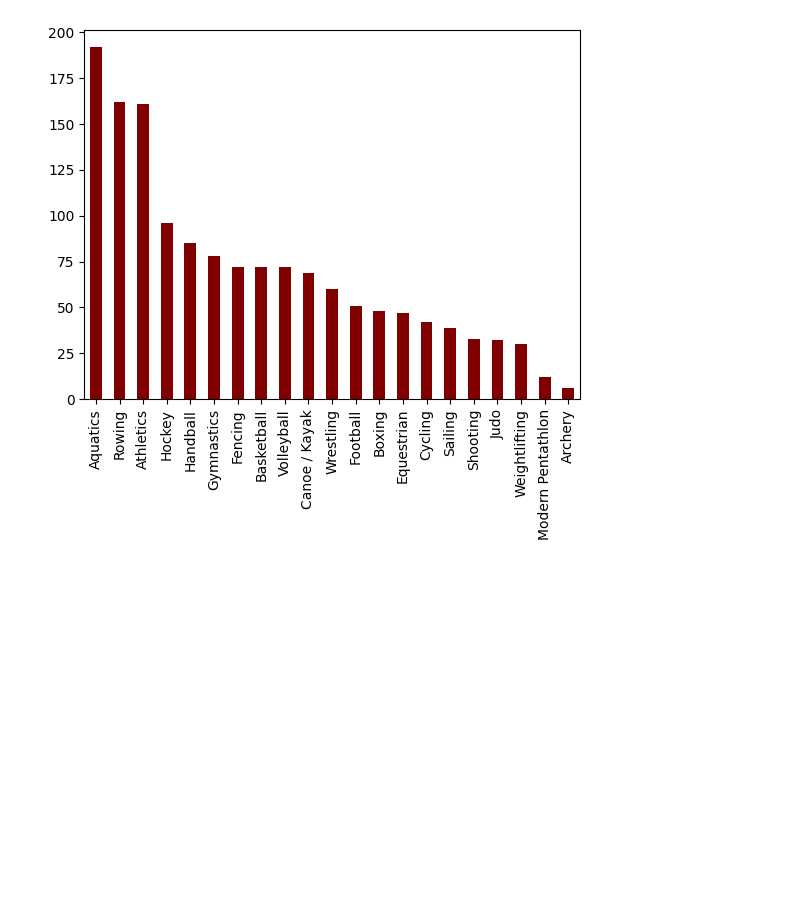
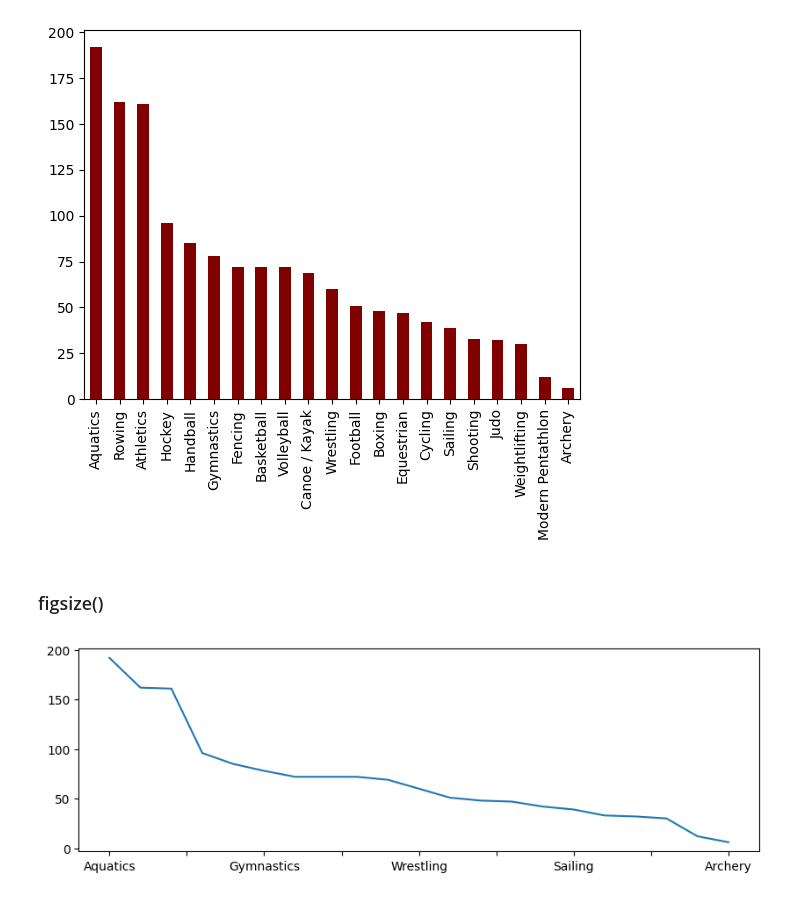
Before and after one commit to dbasdanis/python_practice, a Jupyter notebook: pandas/pandas_doc.ipynb, the cells around one changed output. Saved outputs shown, nothing was run; the diff lists cells and outputs as text; code cells hidden in the pictures; blank space fills up the shorter version.

Commit message:
feat: add figsize

```diff
--- a/pandas/pandas_doc.ipynb
+++ b/pandas/pandas_doc.ipynb
@@ -493,3 +493,9 @@ fo.Sport.value_counts().plot(color='plum');
 fo.Sport.value_counts().plot(kind='bar',color='maroon');
 # %% [output]
 [figure]
+# %% [markdown]
+### figsize()
+# %%
+fo.Sport.value_counts().plot(figsize=(10,3));
+# %% [output]
+[figure, added]
```
